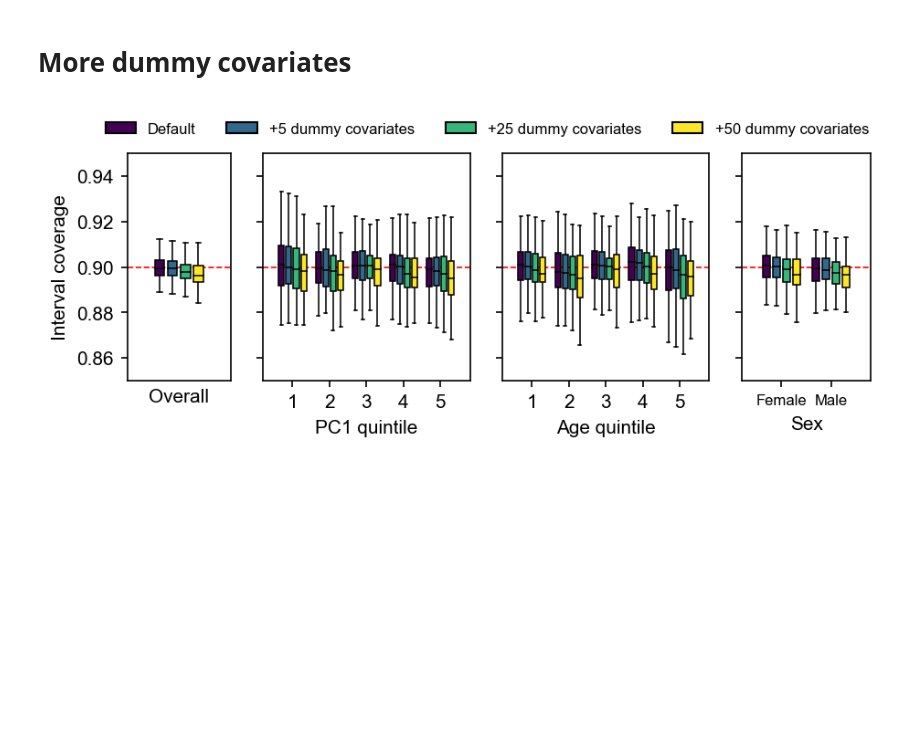
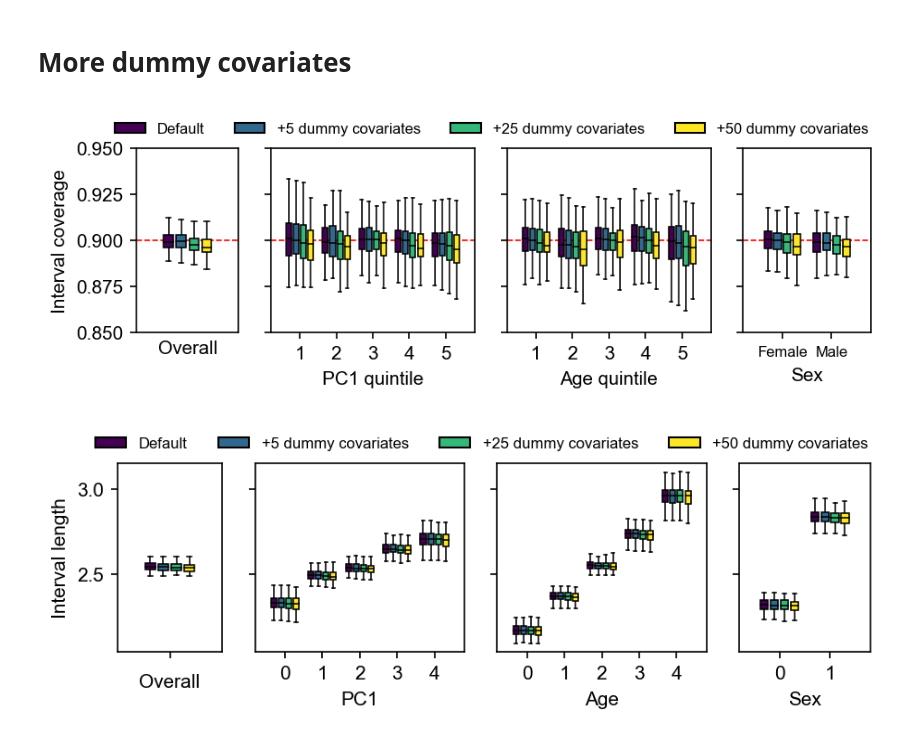
Before and after one commit to KangchengHou/calpred-manuscript, a Jupyter notebook: experiments/simulation/plot.ipynb, the cells around one changed output. Drawn from its saved outputs; the diff is of its cells as text; code cells hidden in the pictures; blank space fills up the shorter version.

```diff
--- a/experiments/simulation/plot.ipynb
+++ b/experiments/simulation/plot.ipynb
@@ -220,22 +178,33 @@ plt.savefig(f"results/simulation_unmeasured_cov.pdf", bbox_inches="tight")
 # %% [markdown]
 # More dummy covariates
-# %%
-fig, axes = multi_group_plot_wrapper(
-    df_stats=df_stats.query("n == 5000"),
-    methods=["all", "dummy5", "dummy25", "dummy50"],
-    method_colors=plt.get_cmap("viridis", 4).colors,
-    labels=[
-        "Default",
-        "+5 dummy covariates",
-        "+25 dummy covariates",
-        "+50 dummy covariates",
-    ],
-    ylim=(0.85, 0.95),
-    ylabel="Interval coverage",
-)
-fix_xaxis(axes)
-for ax in axes:
-    ax.axhline(y=0.9, color="red", lw=0.8, ls="--")
-plt.savefig(f"results/simulation_excess_dummy.pdf", bbox_inches="tight")
-# %% [output]
-[figure, removed]
+# %%
+dict_labels = {
+    "all": "Default",
+    "dummy5": "+5 dummy covariates",
+    "dummy25": "+25 dummy covariates",
+    "dummy50": "+50 dummy covariates",
+}
+df_tmp = df_stats.query("n == 5000")
+df_tmp = df_tmp[df_tmp.method.isin(dict_labels.keys())]
+
+dict_colors = {
+    dict_labels[method]: plt.get_cmap("viridis", 4).colors[i]
+    for i, method in enumerate(dict_labels)
+}
+
+df_tmp["method"] = df_tmp["method"].apply(lambda x: dict_labels[x])
+fig_coverage, axes_coverage, fig_length, axes_length = calpgs.plot_group_predint(
+    df=df_tmp,
+    groups=["Overall", "PC1", "Age", "Sex"],
+    methods=dict_labels.values(),
+    method_colors=dict_colors,
+)
+for ax in axes_coverage:
+    ax.set_ylim(0.85, 0.95)
+    ax.axhline(y=0.9, color="red", lw=0.8, ls="--")
+fix_xaxis(axes_coverage)
+
+# plt.savefig(f"results/simulation_unmeasured_cov.pdf", bbox_inches="tight")
+# %% [output]
+[figure, added]
+[figure, added]
```
Also changed, not shown: parts of 5 cells of this notebook.
